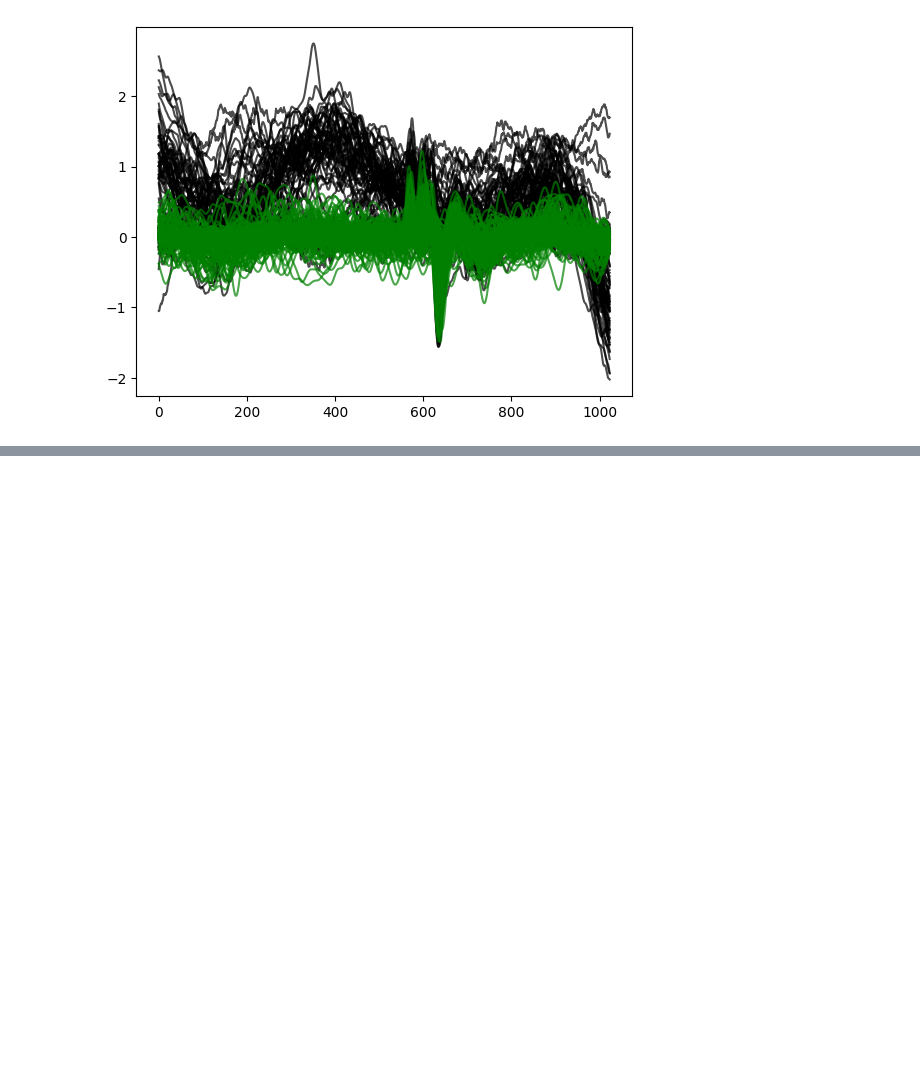
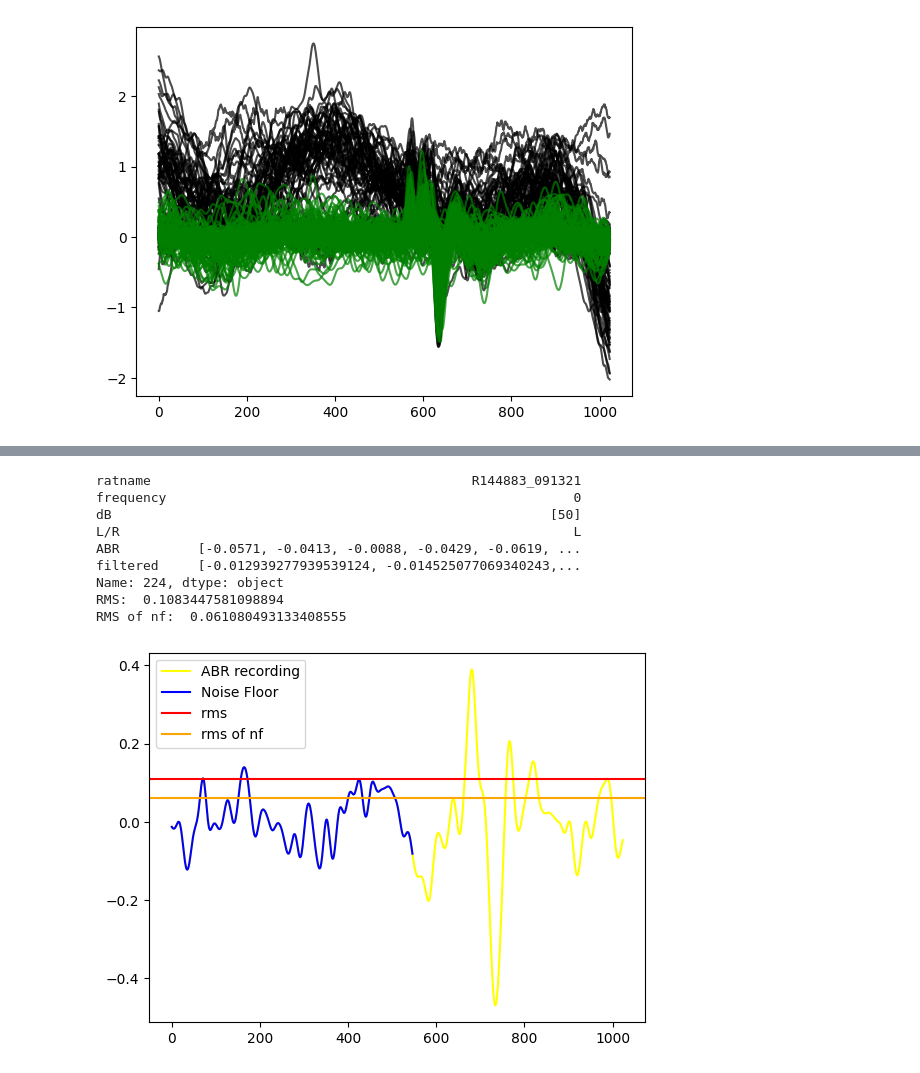
Before and after one commit to DeckerDreams/ABR_Processing, a Jupyter notebook: auto_abr_updated.ipynb, the cells around one changed output, grey strips where cells are left out. Drawn from its saved outputs; the diff is of its cells as text; code cells hidden in the pictures; blank space fills up the shorter version.

Commit message:
Noise Floor RMS

```diff
--- a/auto_abr_updated.ipynb
+++ b/auto_abr_updated.ipynb
@@ -243 +251,43 @@ Text(0.5, 1.0, 'Average ABR per frequency')
+# %%
+#calculate noise floor
+
+####### testing random samples of data #########
+x = 224
+################################################
+
+
+#*********** note sero position   ***********
+z_pos = 548 -1
+
+
+
+print(df_all.loc[x])
+plt.plot(df_all['filtered'][x], color = 'yellow', label = 'ABR recording')
+
+data = df_all['filtered'][x]
+nf = data[:z_pos]
+rms = np.sqrt(np.mean(data**2))
+rms_nf = np.sqrt(np.mean(nf**2))
+
+print("RMS: ", rms)
+print("RMS of nf: ", rms_nf)
+
+
+plt.plot(nf, color = 'blue', label = 'Noise Floor')
+plt.axhline(y = rms,color = 'r', label = 'rms ')
+plt.axhline(y = rms_nf ,color = 'orange', label = 'rms of nf')
+
+plt.legend()
+plt.show()
+# %% [output]
+ratname                                         R144883_091321
+frequency                                                    0
+dB                                                        [50]
+L/R                                                          L
+ABR          [-0.0571, -0.0413, -0.0088, -0.0429, -0.0619, ...
+filtered     [-0.012939277939539124, -0.014525077069340243,...
+Name: 224, dtype: object
+RMS:  0.1083447581098894
+RMS of nf:  0.061080493133408555
+[figure, added]
 # %%
```
Also changed, not shown: parts of 5 cells of this notebook.
